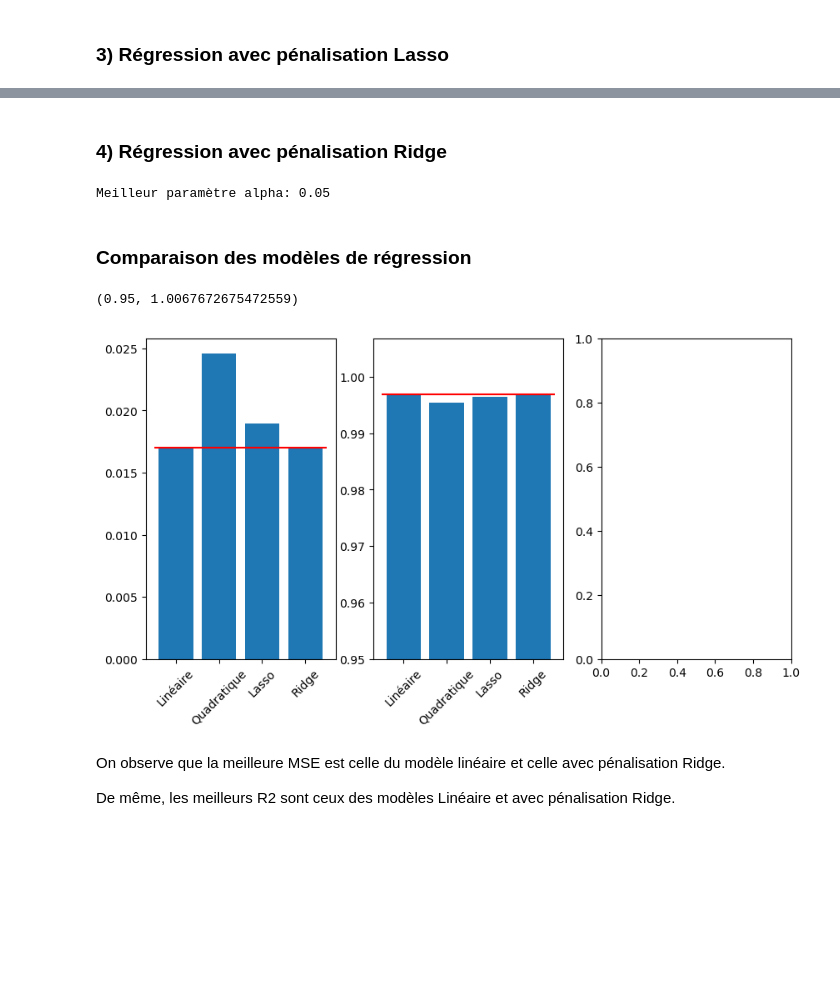
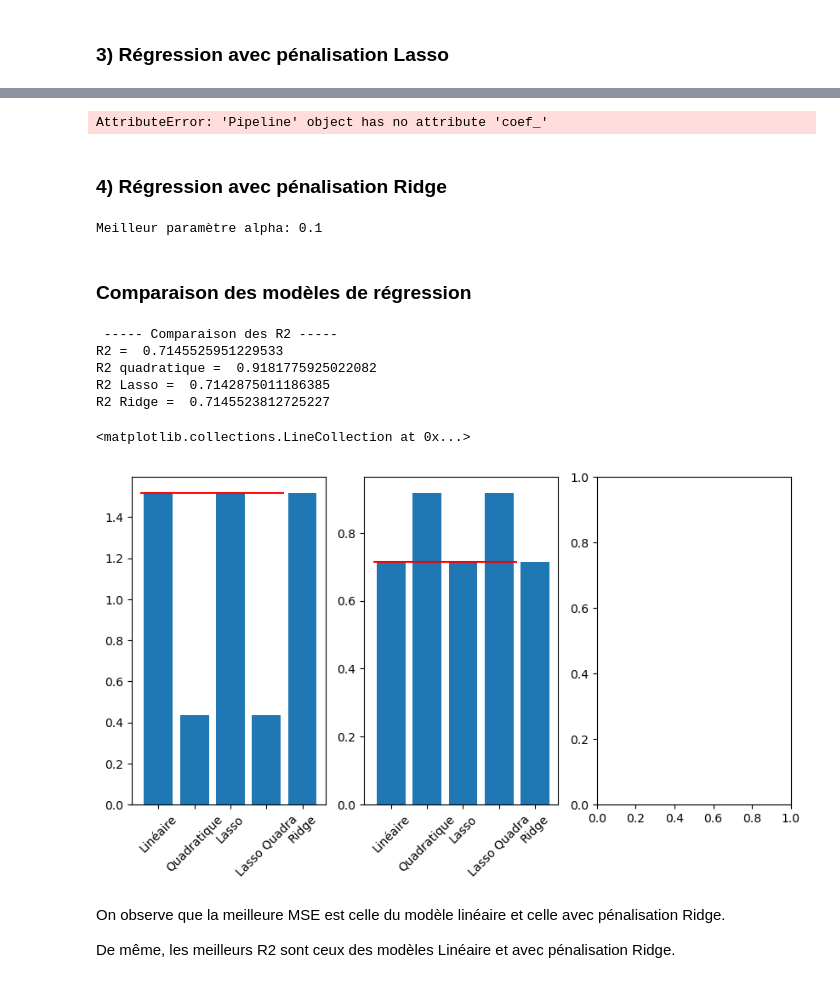
Before and after one commit to PaolaDeTruchis/MachineLearning, a Jupyter notebook: Projet_ML_Python.ipynb, the cells around one changed output, grey strips where cells are left out. Cells and saved outputs as stored; diff of their text form; code cells hidden in the pictures; blank space fills up the shorter version.

```diff
--- a/Projet_ML_Python.ipynb
+++ b/Projet_ML_Python.ipynb
@@ -516,13 +545,13 @@ Entre 2020 et 2000, on observe une augmentation de 37,38%
 # %%
 from sklearn.model_selection import train_test_split
 
-dataDum=pd.get_dummies(data_centre[["Entity","Year"]])
+# dataDum=pd.get_dummies(data_centre[["Entity","Year"]])
 dataQuant=data_centre[["Access_to_elec","Access_to_fuels","Renewable_energy_share","L_Elec_from_nuclear","L_Elec_from_renewables","Low_carbon_elec","L_Prim_energy_cons","L_Energy_intensity_level","Gdp_growth","L_Gdp_capita","L_Density","Land_area","Latitude","Longitude"]]
 
-dfC=pd.concat([dataDum,dataQuant],axis=1)
+#dfC=pd.concat([dataDum,dataQuant],axis=1)
 
 CO2 = data_centre["L_Value_CO2"]
-X_train, X_test, CO2_train, CO2_test = train_test_split(dfC,CO2,test_size=0.2, random_state=11)
+X_train, X_test, CO2_train, CO2_test = train_test_split(dataQuant,CO2,test_size=0.2, random_state=11)
 # print(np.shape(X_train)) taille 2294 = 80% * 2868
 # print(np.shape(X_test)) taille 574 = 20% * 2868
 # %%
@@ -544,15 +573,15 @@ from sklearn.metrics import r2_score
 from sklearn.linear_model import LinearRegression
 
 reg_lin =  LinearRegression()
-reg_lin.fit(X_train, CO2_train)
+reg_lin.fit(Xr_train, CO2_train)
 
-CO2_pred_lin = reg_lin.predict(X_test)
+CO2_pred_lin = reg_lin.predict(Xr_test)
 
 MSE = mean_squared_error(CO2_test,CO2_pred_lin)
 R2 = r2_score(CO2_test,CO2_pred_lin)
 
 n = len(CO2_test)
-p = X_test.shape[1]
+p = Xr_test.shape[1]
 adjusted_R2 = 1 - ((1 - R2) * (n - 1) / (n - p - 1))
 
 # Résidus
@@ -572,15 +601,15 @@ poly_feature_names = poly.get_feature_names_out(input_features=X_train.columns)
 coefficients = pd.DataFrame({'Variable': poly_feature_names, 'Coefficient': reg_lin_2.coef_})
 print(coefficients)
 
-X_test_2 = poly.transform(Xr_test)
+Xr_test_2 = poly.transform(Xr_test)
 
-CO2_pred_2 = reg_lin_2.predict(X_test_2)
+CO2_pred_2 = reg_lin_2.predict(Xr_test_2)
 
 MSE_2 = mean_squared_error(CO2_test,CO2_pred_2)
 R2_2 = r2_score(CO2_test,CO2_pred_2)
 
 n = len(CO2_test)
-p = X_test.shape[1]
+p = Xr_test.shape[1]
 adjusted_R2_2 = 1 - ((1 - R2_2) * (n - 1) / (n - p - 1))
 
 # Résidus :
@@ -666,3 +732,10 @@ dtype: float64
+# %%
+# Coefficients
+coef = pd.Series(best_model.coef_, index=X_train.columns)
+print("Lasso Quadra conserve " + str(sum(coef != 0)) +
+      " variables et en supprime " +  str(sum(coef == 0)))
+# %% [output]
+AttributeError: 'Pipeline' object has no attribute 'coef_'
 # %% [markdown]
 ### 4) Régression avec pénalisation Ridge
 # %%
@@ -685,53 +758,58 @@ MSE_ridge = mean_squared_error(CO2_test, CO2_pred_ridge)
 R2_ridge = r2_score(CO2_test,CO2_pred_ridge)
 
 n = len(CO2_test)
-p = X_test.shape[1]
+p = Xr_test.shape[1]
 adjusted_R2_ridge = 1 - ((1 - R2_ridge) * (n - 1) / (n - p - 1))
 
 # Résidus
 residuals_ridge = CO2_test - CO2_pred_ridge
 # %% [output]
-Meilleur paramètre alpha: 0.05
+Meilleur paramètre alpha: 0.1
 # %% [markdown]
 ### Comparaison des modèles de régression
 # %%
 # print(" ----- Comparaison des MSE ----- ")
 # print("MSE = ", MSE)
 # print("MSE quadratique = ", MSE_2)
 # print("MSE Lasso = ", MSE_lasso)
 # print("MSE Ridge = ",MSE_ridge)
 # print("")
 # print("")
 
-# print(" ----- Comparaison des R2 ----- ")
-# print("R2 = ",R2)
-# print("R2 quadratique = ",R2_2)
-# print("R2 Lasso = ",R2_lasso)
-# print("R2 Ridge = ",R2_ridge)
-# print("")
-# print("")
+print(" ----- Comparaison des R2 ----- ")
+print("R2 = ",R2)
+print("R2 quadratique = ",R2_2)
+print("R2 Lasso = ",R2_lasso)
+print("R2 Ridge = ",R2_ridge)
+print("")
+print("")
 
 fig ,axs = plt.subplots(1,3, figsize=(10,5))
 
-ind = ["Linéaire","Quadratique","Lasso","Ridge"]
-list_MSE = [MSE,MSE_2,MSE_lasso,MSE_ridge]
+ind = ["Linéaire","Quadratique","Lasso","Lasso Quadra","Ridge"]
+list_MSE = [MSE,MSE_2,MSE_lasso,MSE_lasso2,MSE_ridge]
 axs[0].bar(ind,list_MSE)
 axs[0].set_xticklabels(ind,rotation=45)
 axs[0].hlines(MSE,-0.5,3.5,color="red")
 
-list_R2 = [R2,R2_2,R2_lasso,R2_ridge]
+list_R2 = [R2,R2_2,R2_lasso,R2_lasso2,R2_ridge]
 axs[1].bar(ind,list_R2)
 axs[1].set_xticklabels(ind,rotation=45)
 axs[1].hlines(R2,-0.5,3.5,color="red")
-axs[1].set_ylim(0.95, max(list_R2) * 1.01)
+#axs[1].set_ylim(0.95, max(list_R2) * 1.01)
 
 # list_R2_adj = [adjusted_R2,adjusted_R2_2,adjusted_R2_lasso,adjusted_R2_ridge]
 # axs[2].bar(ind,list_R2_adj)
 # axs[2].hlines(adjusted_R2,-0.5,3.5,color="red")
 # axs[2].set_ylim(0.95, max(list_R2_adj) * 1.01)
 # %% [output]
-(0.95, 1.0067672675472559)
+ ----- Comparaison des R2 -----
+R2 =  0.7145525951229533
+R2 quadratique =  0.9181775925022082
+R2 Lasso =  0.7142875011186385
+R2 Ridge =  0.7145523812725227
+<matplotlib.collections.LineCollection at 0x...>
-[figure, old version]
+[figure, new version]
 # %% [markdown]
 On observe que la meilleure MSE est celle du modèle linéaire et celle avec pénalisation Ridge.
 
```
Also changed, not shown: parts of 55 cells of this notebook.
